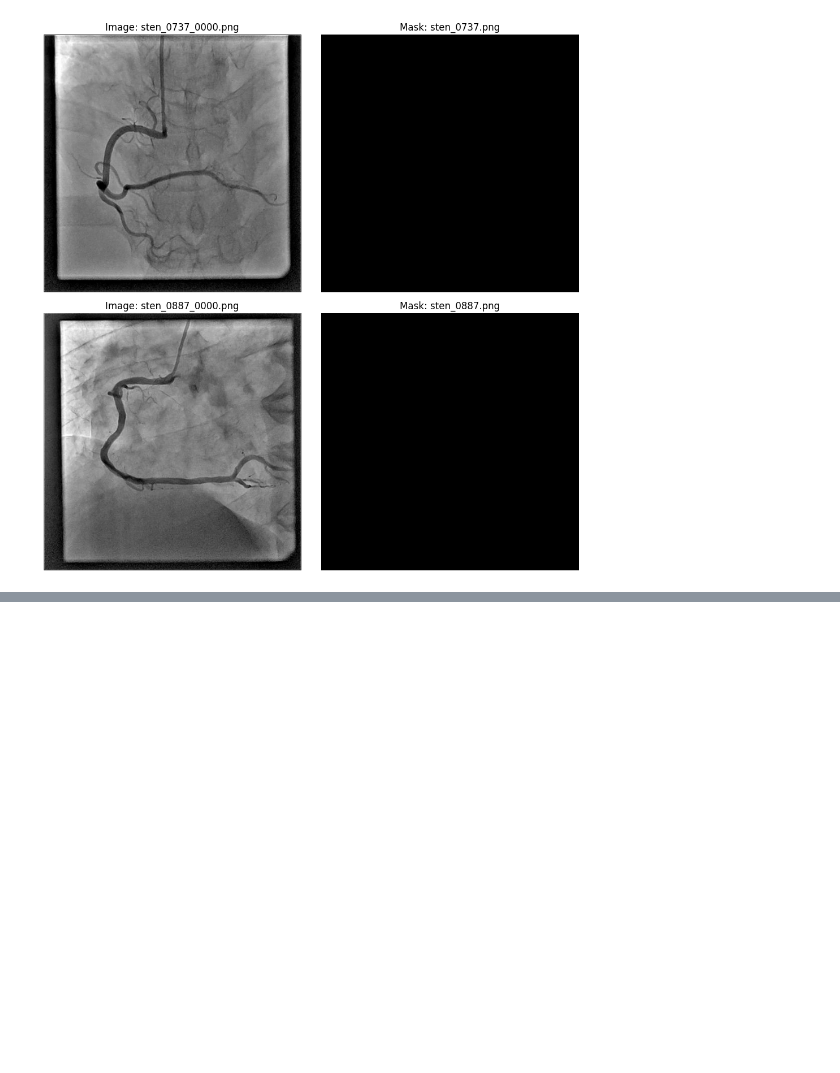
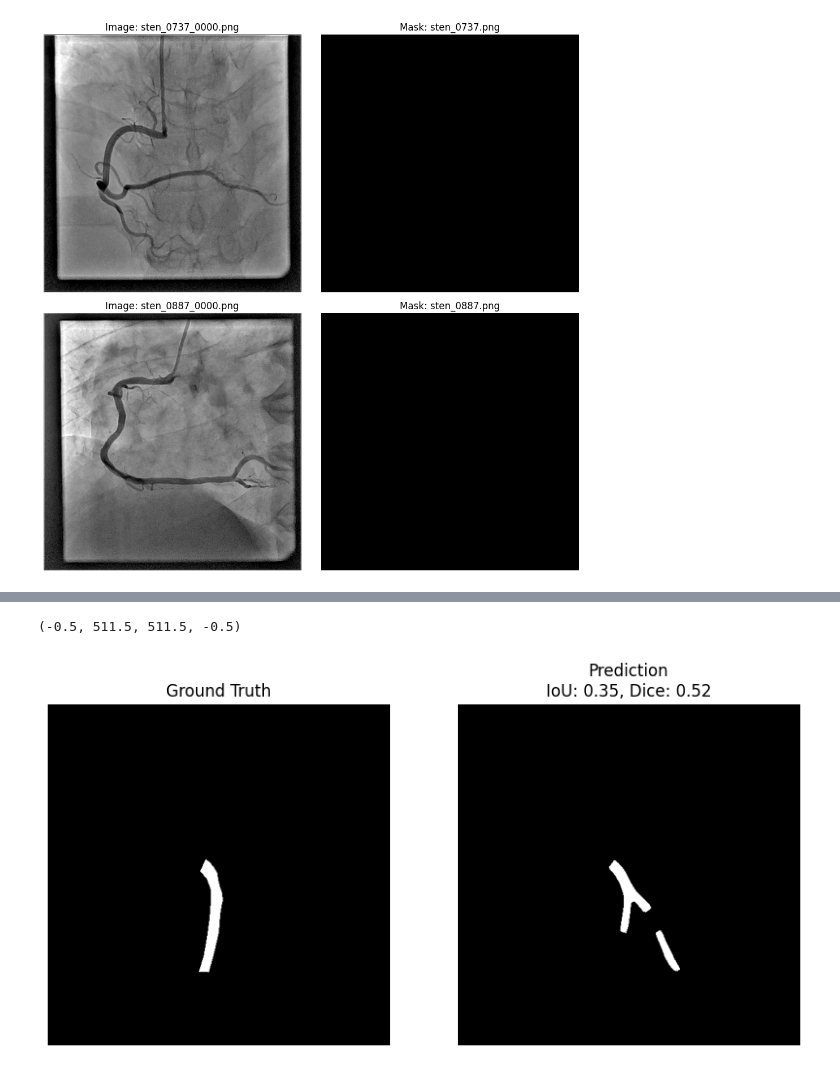
Before and after one commit to jannik1212/StenUNet, a Jupyter notebook: own_notebooks/inspect_masks.ipynb, the cells around one changed output, grey strips where cells are left out. Cells and saved outputs as stored; diff of their text form; code cells hidden in the pictures; blank space fills up the shorter version.

```diff
--- a/own_notebooks/inspect_masks.ipynb
+++ b/own_notebooks/inspect_masks.ipynb
@@ -152,0 +144,29 @@ plt.show()
+# %%
+# Just show one selected image
+
+path_pred = "../nnNet_training/nnUNet_results/Dataset_Train_val/nnUNetTrainer__nnUNetPlans__2d/fold_0/validation/sten_0109.png"
+path_gt = "../nnNet_training/nnUNet_preprocessed/Dataset_Train_val/gt_segmentations/sten_0109.png"
+
+# Function to compute IoU and Dice Score
+def compute_iou_dice(gt_mask, pred_mask):
+    """Compute IoU and Dice Score between GT and predictions."""
+    intersection = np.logical_and(gt_mask, pred_mask).sum()
+    union = np.logical_or(gt_mask, pred_mask).sum()
+    iou = intersection / union if union != 0 else 0.0
+    dice = (2 * intersection) / (gt_mask.sum() + pred_mask.sum()) if (gt_mask.sum() + pred_mask.sum()) != 0 else 0.0
+    return iou, dice
+
+score = compute_iou_dice(np.array(Image.open(path_gt)), np.array(Image.open(path_pred)))
+
+# Plot the images and the score on the prediction
+fig, axes = plt.subplots(1, 2, figsize=(10, 5))
+axes[0].imshow(Image.open(path_gt), cmap="gray")
+axes[0].set_title("Ground Truth")
+axes[0].axis("off")
+
+axes[1].imshow(Image.open(path_pred), cmap="gray")
+axes[1].set_title(f"Prediction\nIoU: {score[0]:.2f}, Dice: {score[1]:.2f}")
+axes[1].axis("off")
+# %% [output]
+(-0.5, 511.5, 511.5, -0.5)
+[figure, added]
```
Also changed, not shown: parts of 16 cells of this notebook, 18 other files.
